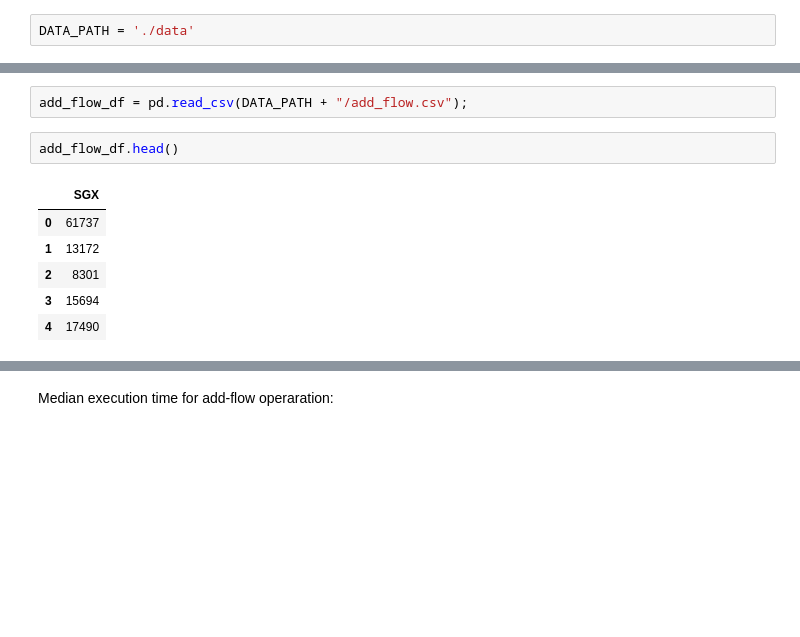
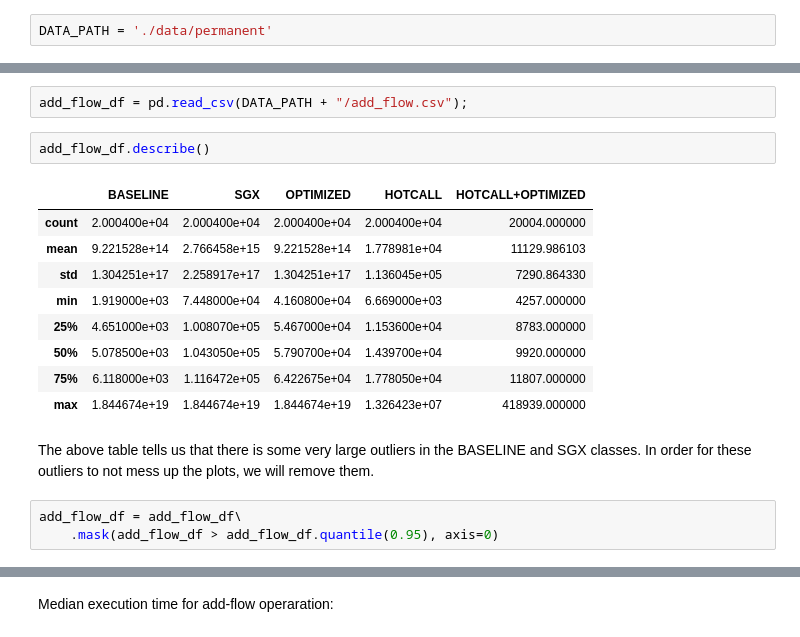
Before and after one commit to jakobsvenningsson/ovs-sgx, a Jupyter notebook: benchmark/results.ipynb, the cells around one changed output, grey strips where cells are left out. Cells and saved outputs as stored; diff of their text form; blank space fills up the shorter version.

```diff
--- a/benchmark/results.ipynb
+++ b/benchmark/results.ipynb
@@ -9,5 +13,5 @@ import numpy as np
 # %%
-DATA_PATH = './data'
+DATA_PATH = './data/permanent'
 # %% [markdown]
 ## 1. Flow table modifications
 # %% [markdown]
@@ -18,14 +22,22 @@ This benchmark consisted of adding a simple (only a single table flow table had
 # %%
 add_flow_df = pd.read_csv(DATA_PATH + "/add_flow.csv");
 # %%
-add_flow_df.head()
+add_flow_df.describe()
 # %% [output]
-|  | SGX |
-| 0 | 61737 |
-| 1 | 13172 |
-| 2 | 8301 |
-| 3 | 15694 |
-| 4 | 17490 |
+|  | BASELINE | SGX | OPTIMIZED | HOTCALL | HOTCALL+OPTIMIZED |
+| count | 2.000400e+04 | 2.000400e+04 | 2.000400e+04 | 2.000400e+04 | 20004.000000 |
+| mean | 9.221528e+14 | 2.766458e+15 | 9.221528e+14 | 1.778981e+04 | 11129.986103 |
+| std | 1.304251e+17 | 2.258917e+17 | 1.304251e+17 | 1.136045e+05 | 7290.864330 |
+| min | 1.919000e+03 | 7.448000e+04 | 4.160800e+04 | 6.669000e+03 | 4257.000000 |
+| 25% | 4.651000e+03 | 1.008070e+05 | 5.467000e+04 | 1.153600e+04 | 8783.000000 |
+| 50% | 5.078500e+03 | 1.043050e+05 | 5.790700e+04 | 1.439700e+04 | 9920.000000 |
+| 75% | 6.118000e+03 | 1.116472e+05 | 6.422675e+04 | 1.778050e+04 | 11807.000000 |
+| max | 1.844674e+19 | 1.844674e+19 | 1.844674e+19 | 1.326423e+07 | 418939.000000 |
+# %% [markdown]
+The above table tells us that there is some very large outliers in the BASELINE and SGX classes. In order for these outliers to not mess up the plots, we will remove them.
+# %%
+add_flow_df = add_flow_df\
+    .mask(add_flow_df > add_flow_df.quantile(0.95), axis=0)
 # %%
 add_flow_df.count()
 # %% [output]
```
Also changed, not shown: parts of 23 cells of this notebook, 59 other files.
